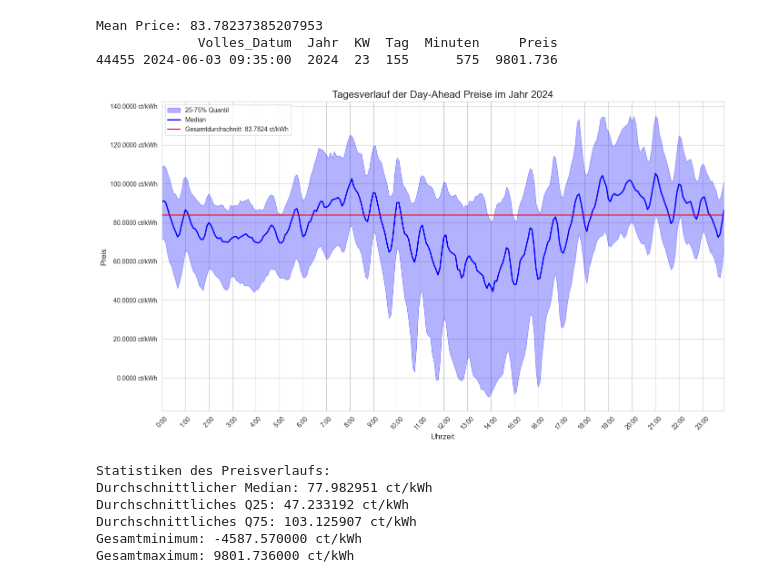
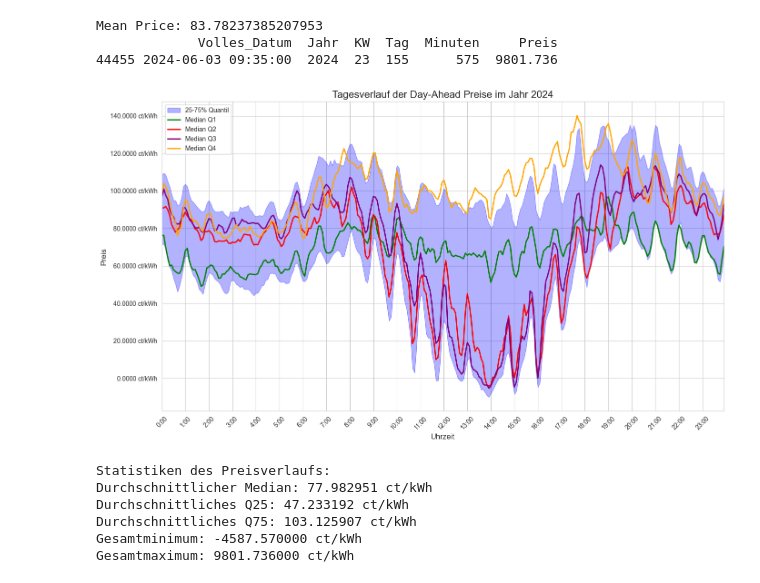
Before and after one commit to davidsanders1999/lkw-schnellladenetz-lademanagement, a Jupyter notebook: input/datenaufbereitung_intraday/intraday.ipynb, the cells around one changed output. Drawn from its saved outputs; the diff is of its cells as text; code cells hidden in the pictures.

```diff
--- a/input/datenaufbereitung_intraday/intraday.ipynb
+++ b/input/datenaufbereitung_intraday/intraday.ipynb
@@ -180,6 +180,23 @@ df = df_quad
 if not pd.api.types.is_datetime64_any_dtype(df['Volles_Datum']):
     df['Volles_Datum'] = pd.to_datetime(df['Volles_Datum'])
 
+# Quartalsweise Median berechnen
+df['Quartal'] = df['Volles_Datum'].dt.to_period('Q')
+
+df_Q1 = df[df['Quartal'] == '2024Q1']
+grouped_data_Q1 = df_Q1.groupby('Minuten')['Preis']
+
+df_Q2 = df[df['Quartal'] == '2024Q2']
+grouped_data_Q2 = df_Q2.groupby('Minuten')['Preis']
+
+df_Q3 = df[df['Quartal'] == '2024Q3']
+grouped_data_Q3 = df_Q3.groupby('Minuten')['Preis']
+
+df_Q4 = df[df['Quartal'] == '2024Q4']
+grouped_data_Q4 = df_Q4.groupby('Minuten')['Preis']
+
+
+
 # Daten nach Minuten des Tages gruppieren (0-1435)
 grouped_data = df.groupby('Minuten')['Preis']
 durchschnitt = df['Preis'].mean()
@@ -190,8 +207,13 @@ stats = pd.DataFrame({
     'Q25': grouped_data.quantile(0.25),
     'Q75': grouped_data.quantile(0.75),
     'Min': grouped_data.min(),
-    'Max': grouped_data.max()
+    'Max': grouped_data.max(),
+    'Median_Q1': grouped_data_Q1.median(),
+    'Median_Q2': grouped_data_Q2.median(),
+    'Median_Q3': grouped_data_Q3.median(),
+    'Median_Q4': grouped_data_Q4.median()
 })
+
 
 stats.to_csv("/Users/davidsanders/Documents/GitHub/masterarbeit-flex-kpis/input/datenaufbereitung_intraday/intraday_2024_stats.csv", sep=';', decimal=',')
 
@@ -204,45 +226,50 @@ plt.fill_between(stats.index, stats['Q25'], stats['Q75'],
                 alpha=0.3, color='blue', label='25-75% Quantil')
 
 # Linien für Median, Min und Max
-plt.plot(stats.index, stats['Median'], color='blue', linewidth=2, label='Median')
+# plt.plot(stats.index, stats['Median'], color='blue', linewidth=2, label='Median')
+plt.plot(stats.index, stats['Median_Q1'], color='green', linewidth=2, label='Median Q1')
+plt.plot(stats.index, stats['Median_Q2'], color='red', linewidth=2, label='Median Q2')
+plt.plot(stats.index, stats['Median_Q3'], color='purple', linewidth=2, label='Median Q3')
+plt.plot(stats.index, stats['Median_Q4'], color='orange', linewidth=2, label='Median Q4')
+
 # plt.plot(stats.index, stats['Min'], color='red', linewidth=1, linestyle='--', alpha=0.7, label='Minimum')
 # plt.plot(stats.index, stats['Max'], color='green', linewidth=1, linestyle='--', alpha=0.7, label='Maximum')
-plt.axhline(y=durchschnitt, color='red', linestyle='-', linewidth=1.5,
-           label=f'Gesamtdurchschnitt: {durchschnitt:.4f} ct/kWh')
+# plt.axhline(y=durchschnitt, color='red', linestyle='-', linewidth=1.5,
+        #    label=f'Gesamtdurchschnitt: {durchschnitt:.4f} ct/kWh')
 
 # X-Achse anpassen (stündlich)
 hour_ticks = np.arange(0, 1440, 60)
 hour_labels = [f"{h}:00" for h in range(24)]
 plt.xticks(hour_ticks, hour_labels, rotation=45)
 
 # Formatierung der Y-Achse mit ct/kWh
 def ct_formatter(x, pos):
     return f"{x:.4f} ct/kWh"
 
 plt.gca().yaxis.set_major_formatter(FuncFormatter(ct_formatter))
 
 # Titel und Beschriftungen
 plt.title('Tagesverlauf der Day-Ahead Preise im Jahr 2024', fontsize=16)
 plt.xlabel('Uhrzeit', fontsize=12)
 plt.ylabel('Preis', fontsize=12)
 plt.legend(loc='best')
 
 # Diagramm straffen und Grenzen setzen
 plt.tight_layout()
 plt.xlim(0, 1435)
 
 # Diagramm anzeigen
 plt.show()
 
 # Statistiken ausgeben
 print("Statistiken des Preisverlaufs:")
 print(f"Durchschnittlicher Median: {stats['Median'].mean():.6f} ct/kWh")
 print(f"Durchschnittliches Q25: {stats['Q25'].mean():.6f} ct/kWh")
 print(f"Durchschnittliches Q75: {stats['Q75'].mean():.6f} ct/kWh")
 print(f"Gesamtminimum: {stats['Min'].min():.6f} ct/kWh")
 print(f"Gesamtmaximum: {stats['Max'].max():.6f} ct/kWh")
 # %% [output]
-[figure, old version]
+[figure, new version]
 Statistiken des Preisverlaufs:
 Durchschnittlicher Median: 77.982951 ct/kWh
 Durchschnittliches Q25: 47.233192 ct/kWh
```
Also changed, not shown: parts of 1 cell of this notebook, 8 other files.
